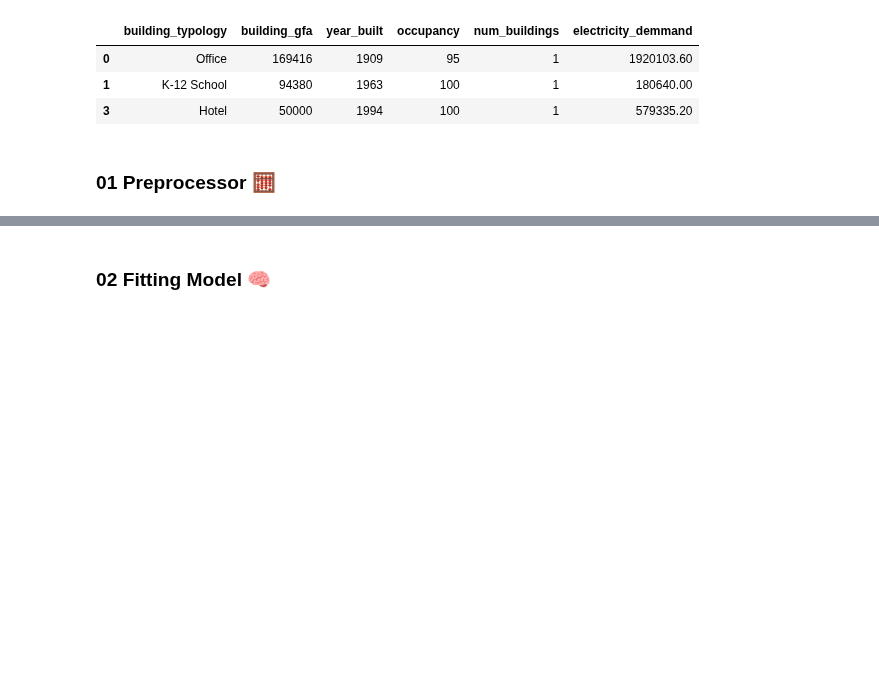
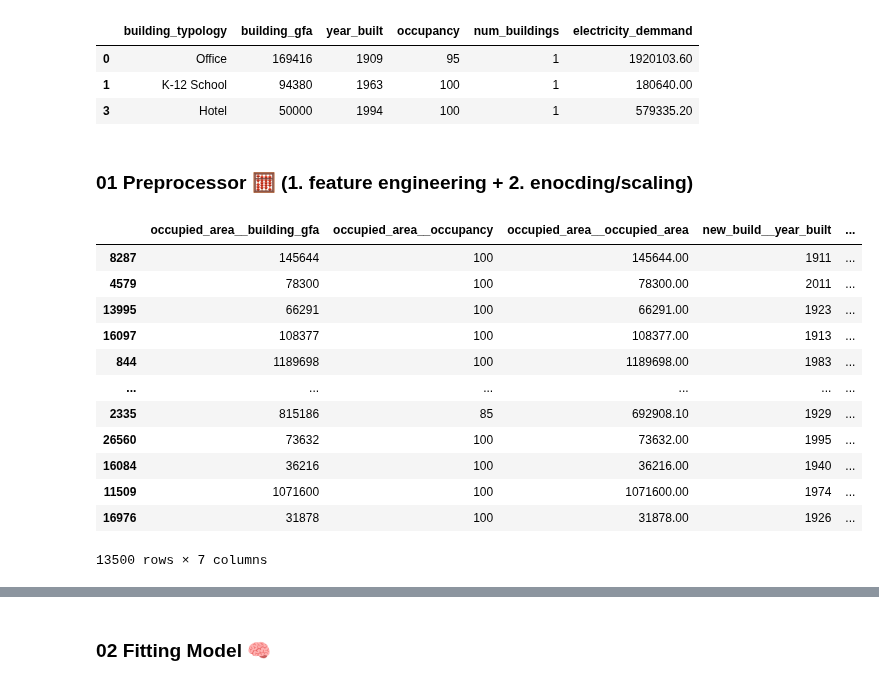
Before and after one commit to hramzan01/project_zero, a Jupyter notebook: nb_utilities_pipe.ipynb, the cells around one changed output, grey strips where cells are left out. Saved outputs shown, nothing was run; the diff lists cells and outputs as text; code cells hidden in the pictures; blank space fills up the shorter version.

```diff
--- a/nb_utilities_pipe.ipynb
+++ b/nb_utilities_pipe.ipynb
@@ -44,2 +46,2 @@ data.head(3)
 # %% [markdown]
-### 01 Preprocessor 🧮
+### 01 Preprocessor 🧮 (1. feature engineering + 2. enocding/scaling)
@@ -57,0 +48,48 @@ feature_engineering = ColumnTransformer(
+# %%
+from sklearn.pipeline import Pipeline
+from sklearn.compose import ColumnTransformer
+from sklearn.pipeline import FeatureUnion
+
+# Define feature engineering functions
+def calculate_occupied_area(data):
+    data["occupied_area"] = data['building_gfa'] * (data['occupancy'] * 0.01)
+    return data
+
+def calculate_new_build(data):
+    data["new_build"] = 0  # Initialize to 0
+
+    # Update to 1 for rows where the condition is met
+    data.loc[data['year_built'] >= 1980, 'new_build'] = 1
+
+    return data
+
+# convert functions to transformers
+occupied_area = FunctionTransformer(calculate_occupied_area, validate=False)
+new_build = FunctionTransformer(calculate_new_build, validate=False)
+
+# create feature engineering tranformer
+feature_engineering = ColumnTransformer(
+    [
+        ("occupied_area", occupied_area, ['building_gfa','occupancy' ]),
+        ("new_build", new_build,['year_built'] )
+    ],
+    remainder="passthrough"
+).set_output(transform = "pandas")
+
+pd.DataFrame(feature_engineering.fit_transform(X_train))
+# transformer_names = list(feature_engineering.named_transformers_.keys())
+# feature_engineering.
+# %% [output]
+|  | occupied_area__building_gfa | occupied_area__occupancy | occupied_area__occupied_area | new_build__year_built | ... |
+| 8287 | 145644 | 100 | 145644.00 | 1911 | ... |
+| 4579 | 78300 | 100 | 78300.00 | 2011 | ... |
+| 13995 | 66291 | 100 | 66291.00 | 1923 | ... |
+| 16097 | 108377 | 100 | 108377.00 | 1913 | ... |
+| 844 | 1189698 | 100 | 1189698.00 | 1983 | ... |
+| ... | ... | ... | ... | ... | ... |
+| 2335 | 815186 | 85 | 692908.10 | 1929 | ... |
+| 26560 | 73632 | 100 | 73632.00 | 1995 | ... |
+| 16084 | 36216 | 100 | 36216.00 | 1940 | ... |
+| 11509 | 1071600 | 100 | 1071600.00 | 1974 | ... |
+| 16976 | 31878 | 100 | 31878.00 | 1926 | ... |
+13500 rows × 7 columns
```
Also changed, not shown: parts of 17 cells of this notebook, 1 other file.
